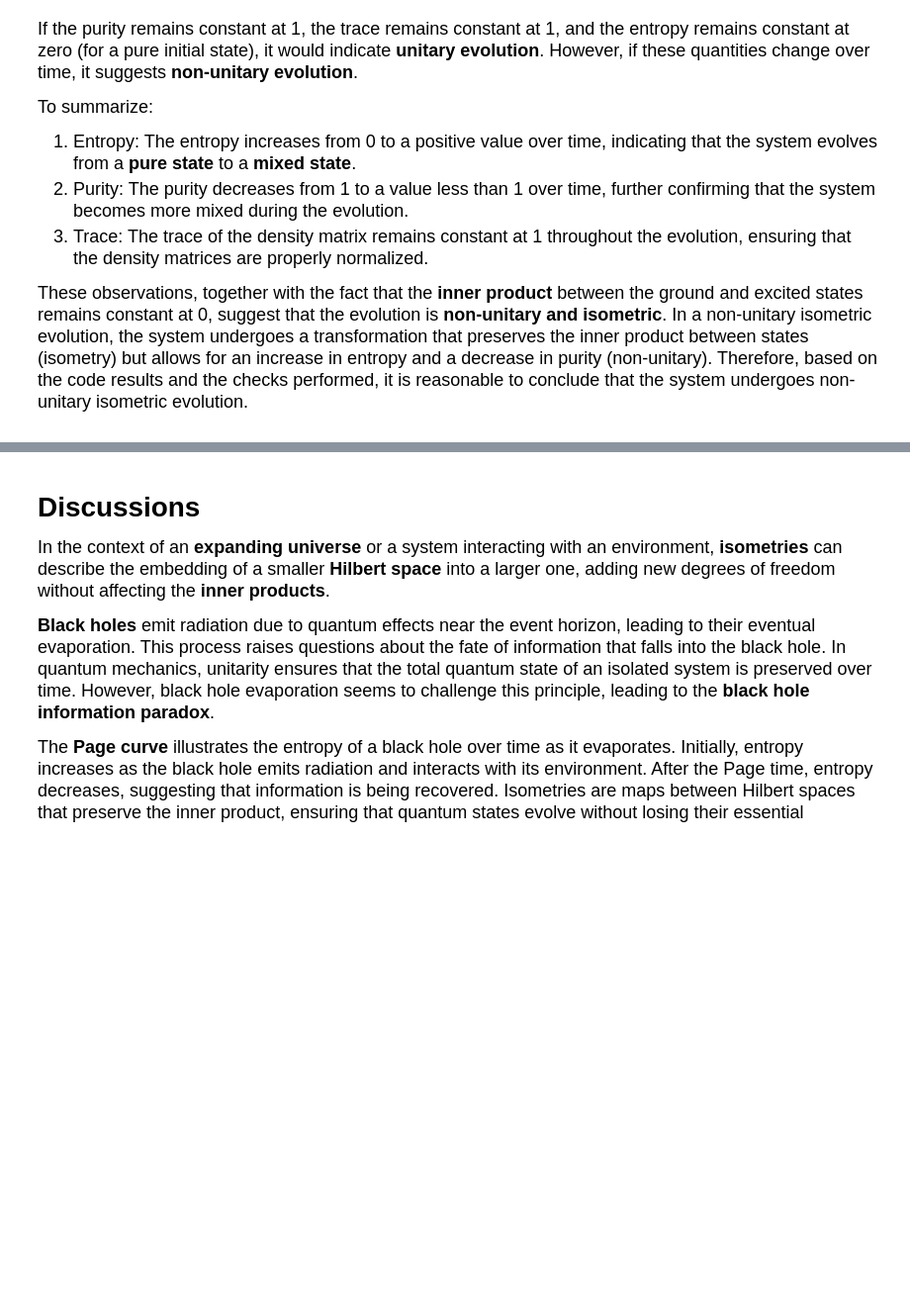
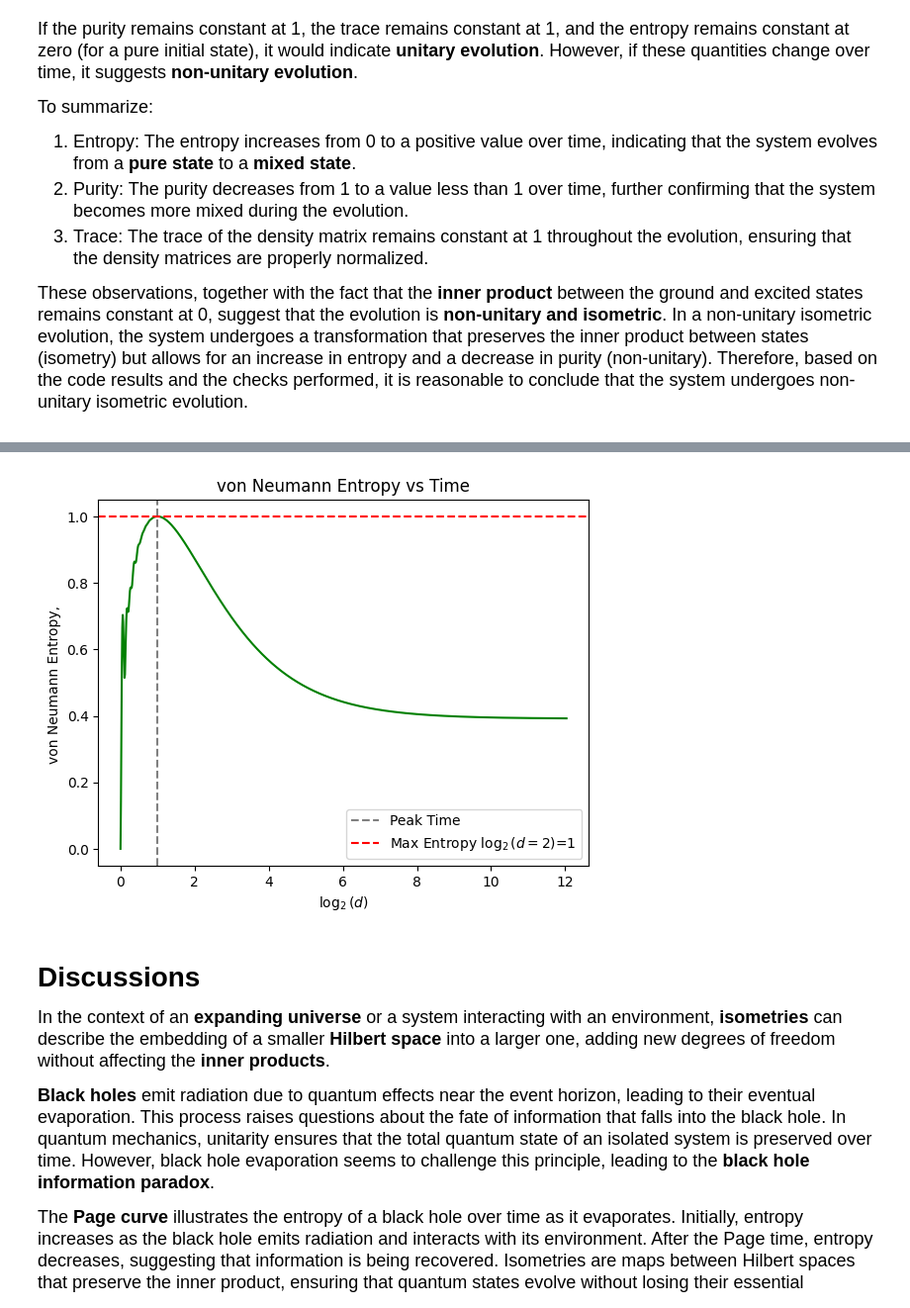
Before and after one commit to AnaKhromova/Page-Curve-QuTip, a Jupyter notebook: Page_Curve_open_QC_HEOM.ipynb, the cells around one changed output, grey strips where cells are left out. Shown: that part at 99% size. Saved outputs shown, nothing was run; the diff lists cells and outputs as text; code cells hidden in the pictures; blank space fills up the shorter version.

```diff
--- a/Page_Curve_open_QC_HEOM.ipynb
+++ b/Page_Curve_open_QC_HEOM.ipynb
@@ -579,0 +609,53 @@ These observations, together with the fact that the **inner product** between th
+# %%
+tlist = np.linspace(0, 500, 1000)
+result = solver.run(rho0, tlist, e_ops={"00": P00, "11": P11, "01": P01, "10": P10})
+
+# Calculate the density matrices at each time step
+density_matrices=result.states
+print("Initial density_matrix:")
+print(density_matrices[0])
+print("Final density_matrix:")
+print(density_matrices[-1])
+
+# Calculate the von Neumann entropy for each density matrix
+entropies = [entropy_vn(rho, 2) for rho in density_matrices]
+
+print("Initial von Neumann entropy:", entropies[0])
+print("Final von Neumann entropy:", entropies[-1])
+
+# Find the index of the maximum entropy value
+peak_idx = np.argmax(entropies)
+
+# Find the peak time using the index
+peak_time = tlist[peak_idx]
+
+
+#Find the maximum entropy value
+max_entropy = entropies[peak_idx]
+
+print("Peak Time:", peak_time)
+
+# Calculate the scaling factor
+scaling_factor = max_entropy / peak_time
+
+# Rescale the time values
+rescaled_tlist = [t * scaling_factor for t in tlist]
+
+plt.figure()
+plt.plot(rescaled_tlist, entropies, color='green')
+plt.xlabel(r'$\log_2(d)$')
+plt.ylabel("von Neumann Entropy, ")
+plt.title("von Neumann Entropy vs Time")
+
+
+# Add a vertical line at the peak time
+plt.axvline(max_entropy, color='grey', linestyle='--', label='Peak Time')
+
+# Add a horizontal line at the maximum entropy value
+plt.axhline(max_entropy, color='red', linestyle='--', label='Max Entropy $\log_2(d=2)$=1')
+
+plt.legend()
+
+plt.savefig('von_Neumann_maxEntropy_dimension.png', dpi=300)  # Save the plot as a PNG image
+plt.show()
+# %% [output]
@@ -580,3 +679,4 @@ These observations, together with the fact that the **inner product** between th
+[figure, added]
 # %% [markdown]
 <font face="Arial" size="4" color="black">
 
```
Also changed, not shown: parts of 7 cells of this notebook, 8 other files.
